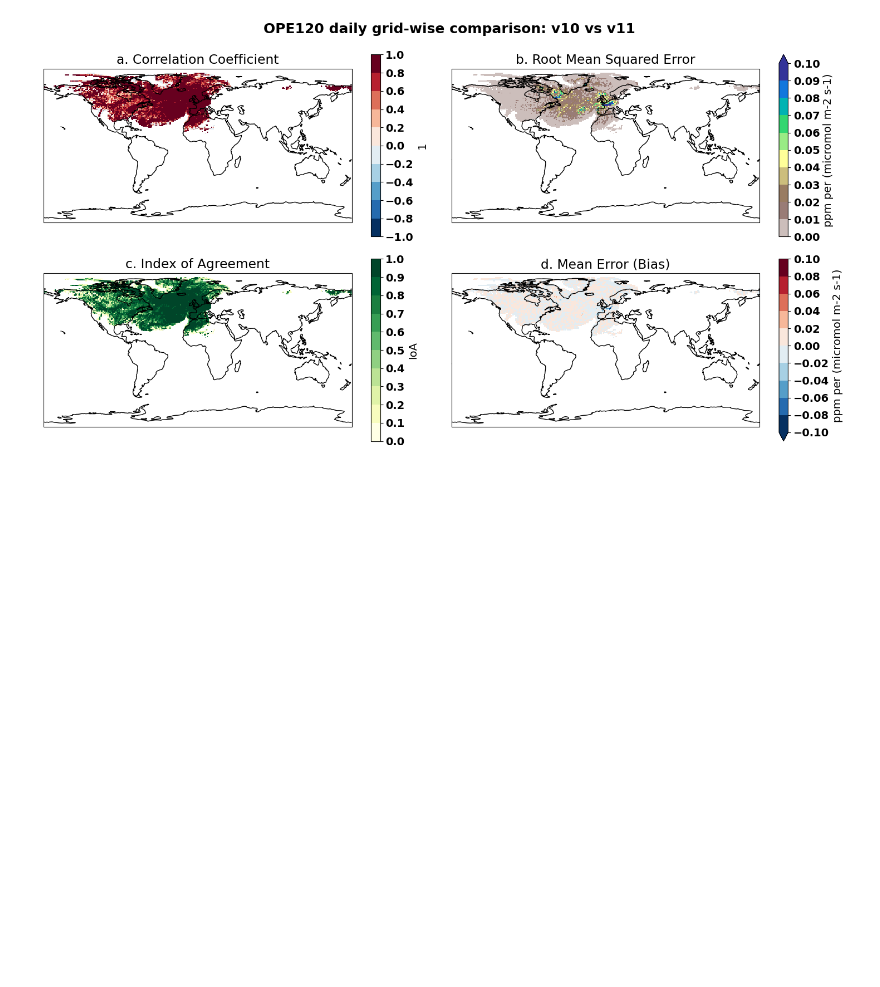
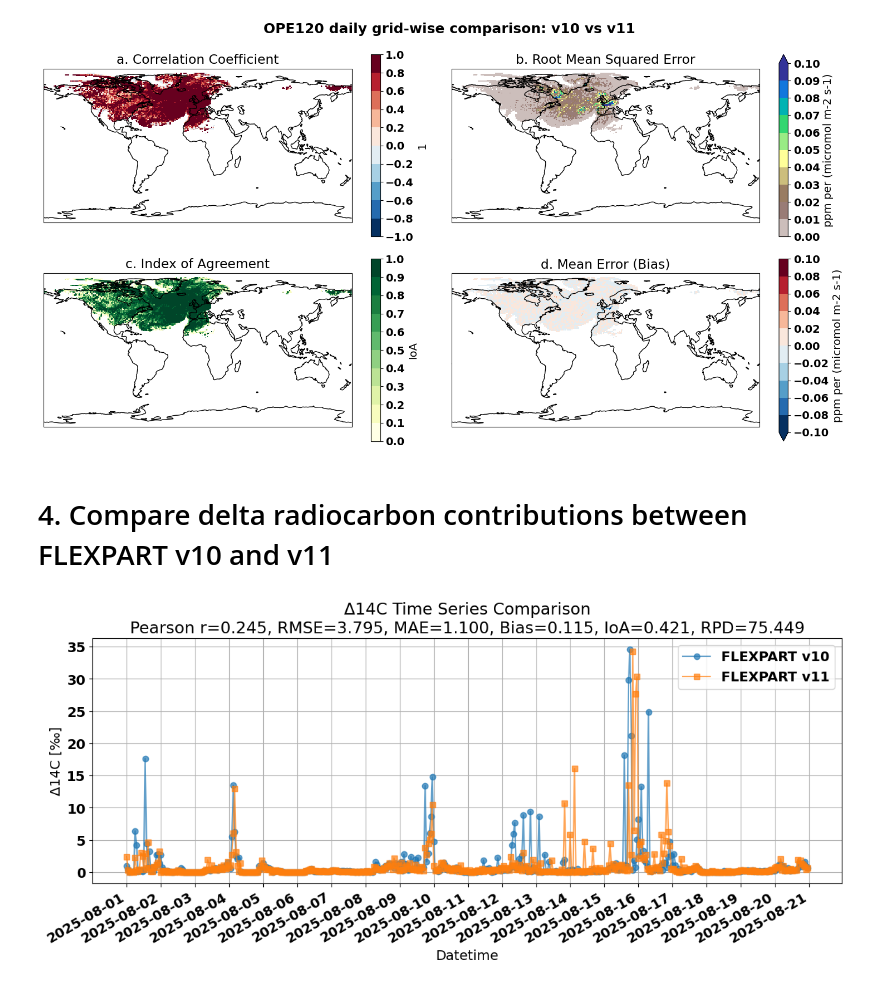
Before and after one commit to ZWsourcecode/radiocarbon, a Jupyter notebook: compare_footprint.ipynb, the cells around one changed output. Drawn from its saved outputs; the diff is of its cells as text; code cells hidden in the pictures; blank space fills up the shorter version.

```diff
--- a/compare_footprint.ipynb
+++ b/compare_footprint.ipynb
@@ -909,0 +932,21 @@ da_rdmf_daily.close()
+# %% [markdown]
+# 4. Compare delta radiocarbon contributions between FLEXPART v10 and v11
+# %%
+OUTv10_PATH = "D:/data/flexpart/v10/flexpartweb/stations/"
+OUTv11_PATH = "D:/data/flexpart/v11/flexpartweb/stations/"
+OUTv10_EU_PATH = "D:/data/flexpart/v10/flexpartweb/stations_eu/"
+OUTv11_EU_PATH = "D:/data/flexpart/v11/flexpartweb/stations_eu/"
+sdate = '2025-08-01'
+edate = '2025-08-20'
+domain="global_nest"
+StationID = "OPE120"
+# %%
+file_path_name = join(OUTv10_PATH, StationID, f"delta14C_{domain}_{sdate}_{edate}_flexpart.csv")
+df_delta14C_v10 = pd.read_csv(file_path_name)
+file_path_name = join(OUTv11_PATH, StationID, f"delta14C_{domain}_{sdate}_{edate}_flexpart.csv")
+df_delta14C_v11 = pd.read_csv(file_path_name)
+
+# delta_14C_flexpart = df_delta14C_v10.set_index("datetime")
+# delta_14C_stilt = df_delta14C_v11.set_index("datetime")
+df_delta14C_v10["datetime"] = pd.to_datetime(df_delta14C_v10["datetime"])
+df_delta14C_v11["datetime"] = pd.to_datetime(df_delta14C_v11["datetime"])
@@ -909,0 +960,23 @@ da_rdmf_daily.close()
+# %%
+plt.figure(figsize=(12, 5))
+plt.plot(df_delta14C_v10['datetime'], df_delta14C_v10['14C'], label='FLEXPART v10', marker='o', linestyle='-', alpha=0.7)
+plt.plot(df_delta14C_v11['datetime'], df_delta14C_v11['14C'], label='FLEXPART v11', marker='s', linestyle='-', alpha=0.7)
+plt.xlabel('Datetime')
+plt.ylabel('Δ14C [‰]')
+plt.title(
+    f'Δ14C Time Series Comparison\n'
+    f'Pearson r={r_plot:.3f}, RMSE={rmse_plot:.3f}, MAE={mae_plot:.3f}, '
+    f'Bias={bias_plot:.3f}, IoA={IoA_plot:.3f}, RPD={rpd_plot:.3f}'
+)
+plt.legend()
+plt.grid(True)
+plt.tight_layout()
+# Format x-axis to show only date (not time)
+ax = plt.gca()
+unique_dates = pd.date_range(start=sdate, end=pd.to_datetime(edate) + pd.Timedelta(days=1), freq='D')
+ax.set_xticks(unique_dates)
+ax.set_xticklabels([d.strftime('%Y-%m-%d') for d in unique_dates], rotation=30, ha='right')
+
+plt.show()
+# %% [output]
+[figure, added]
```
Also changed, not shown: parts of 20 cells of this notebook, 1 other file.
